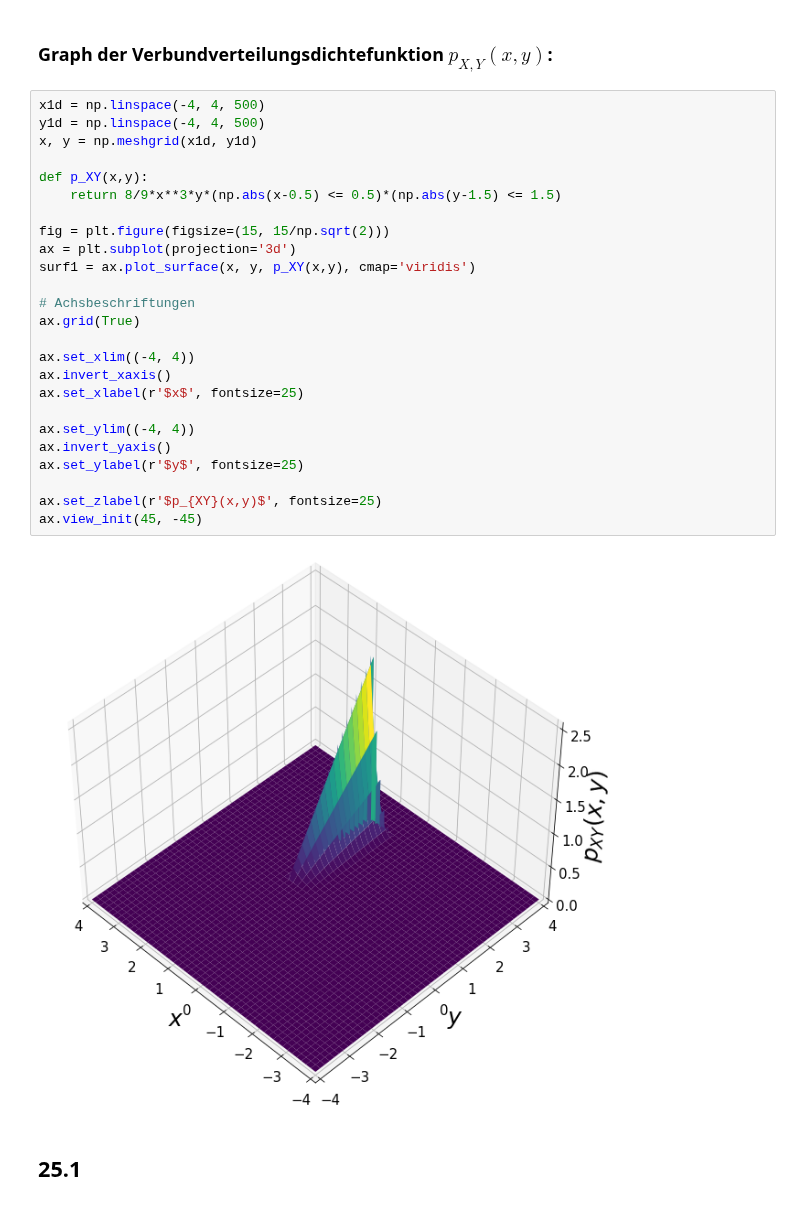
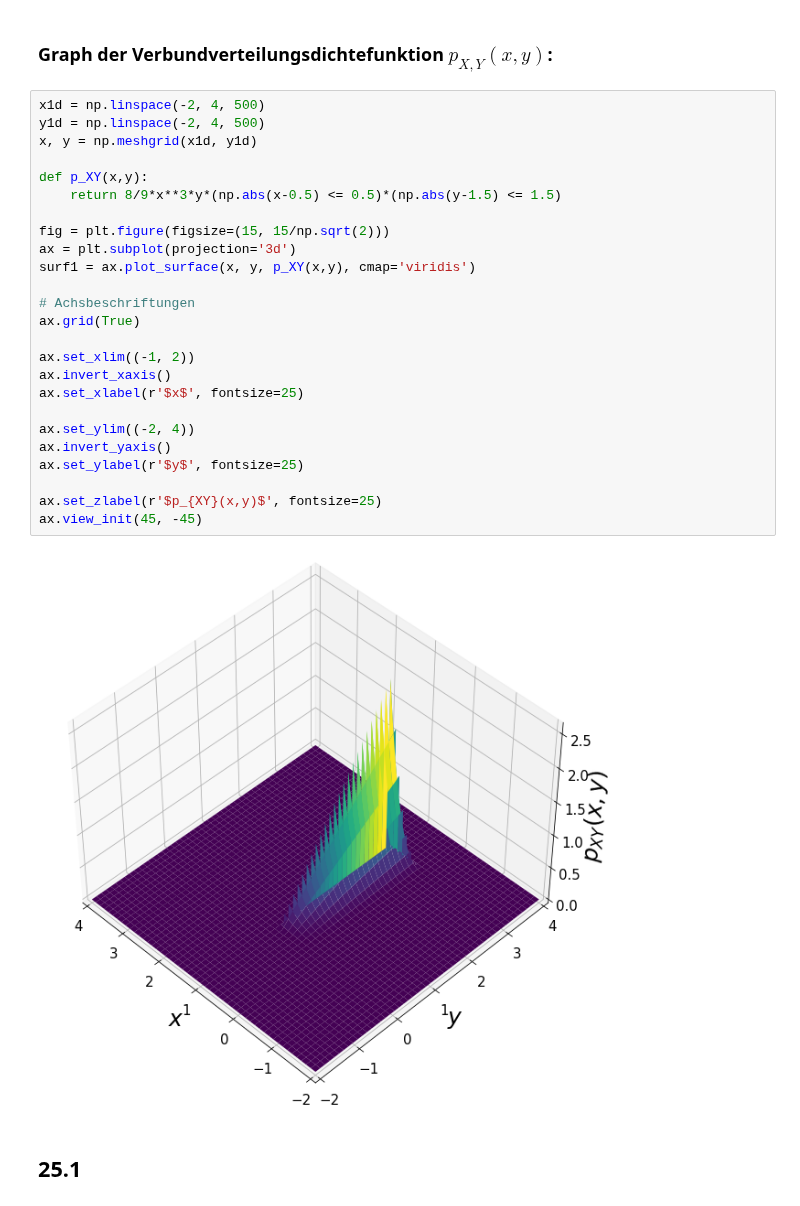
Before and after one commit to fgnt/nachrichtentechnik, a Jupyter notebook: notebooks/Uebungen/A25_Kontinuierliche_Zufallsvariablen.ipynb, the cells around one changed output. Saved outputs shown, nothing was run; the diff lists cells and outputs as text.

```diff
--- a/notebooks/Uebungen/A25_Kontinuierliche_Zufallsvariablen.ipynb
+++ b/notebooks/Uebungen/A25_Kontinuierliche_Zufallsvariablen.ipynb
@@ -30,32 +30,32 @@ mit der Normierungskonstanten $a$. Die Verbundverteilungsdichtefunktion weist so
 # %% [markdown]
 ### Graph der Verbundverteilungsdichtefunktion $p_{X,Y}(x,y)$:
 # %%
-x1d = np.linspace(-4, 4, 500)
-y1d = np.linspace(-4, 4, 500)
+x1d = np.linspace(-2, 4, 500)
+y1d = np.linspace(-2, 4, 500)
 x, y = np.meshgrid(x1d, y1d)
 
 def p_XY(x,y):
     return 8/9*x**3*y*(np.abs(x-0.5) <= 0.5)*(np.abs(y-1.5) <= 1.5)
 
 fig = plt.figure(figsize=(15, 15/np.sqrt(2)))
 ax = plt.subplot(projection='3d')
 surf1 = ax.plot_surface(x, y, p_XY(x,y), cmap='viridis')
 
 # Achsbeschriftungen
 ax.grid(True)
 
-ax.set_xlim((-4, 4))
+ax.set_xlim((-1, 2))
 ax.invert_xaxis()
 ax.set_xlabel(r'$x$', fontsize=25)
 
-ax.set_ylim((-4, 4))
+ax.set_ylim((-2, 4))
 ax.invert_yaxis()
 ax.set_ylabel(r'$y$', fontsize=25)
 
 ax.set_zlabel(r'$p_{XY}(x,y)$', fontsize=25)
 ax.view_init(45, -45)
 # %% [output]
-[figure, old version]
+[figure, new version]
 # %% [markdown]
 ## 25.1
 # %% [markdown]
```
Also changed, not shown: parts of 1 cell of this notebook.
